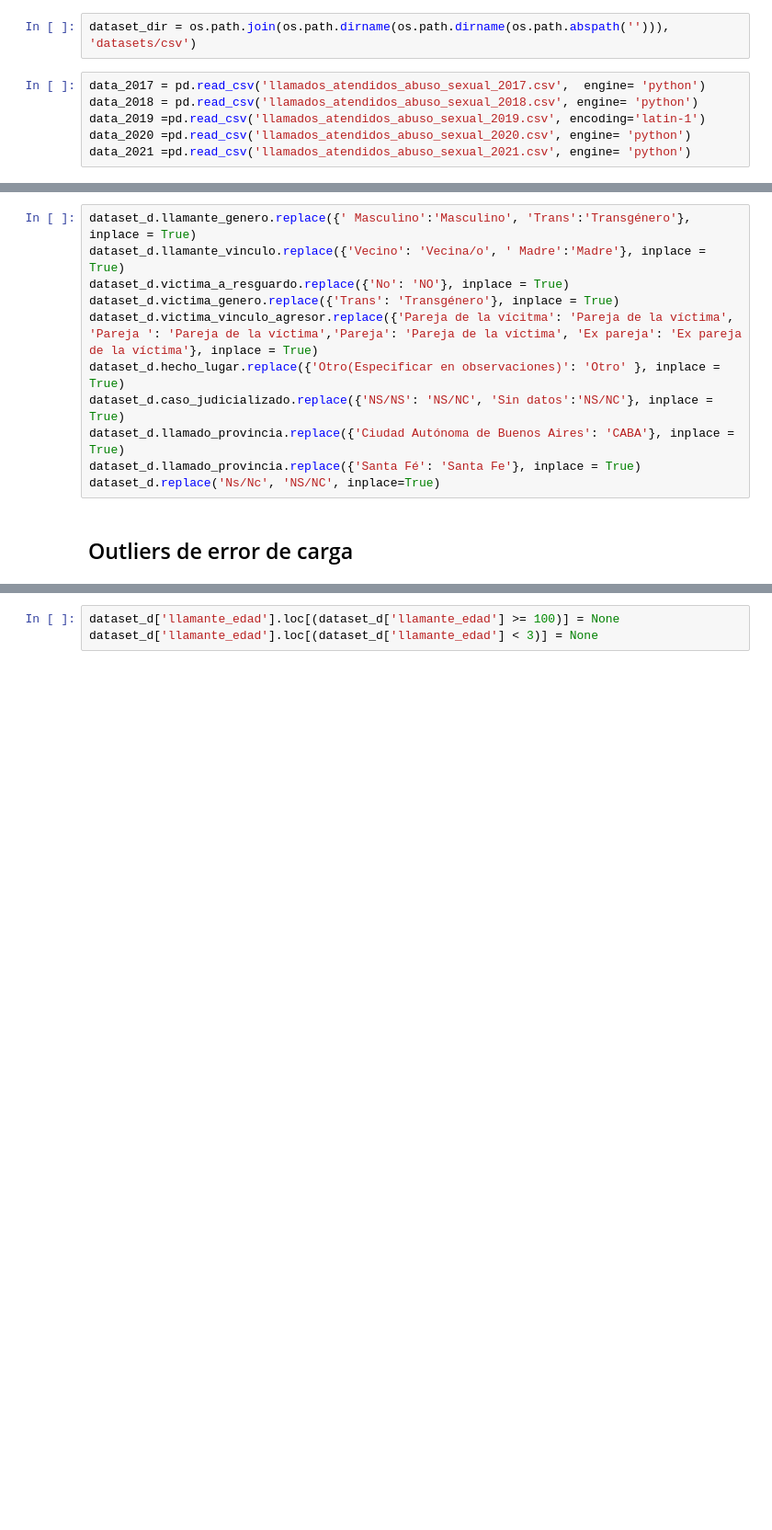
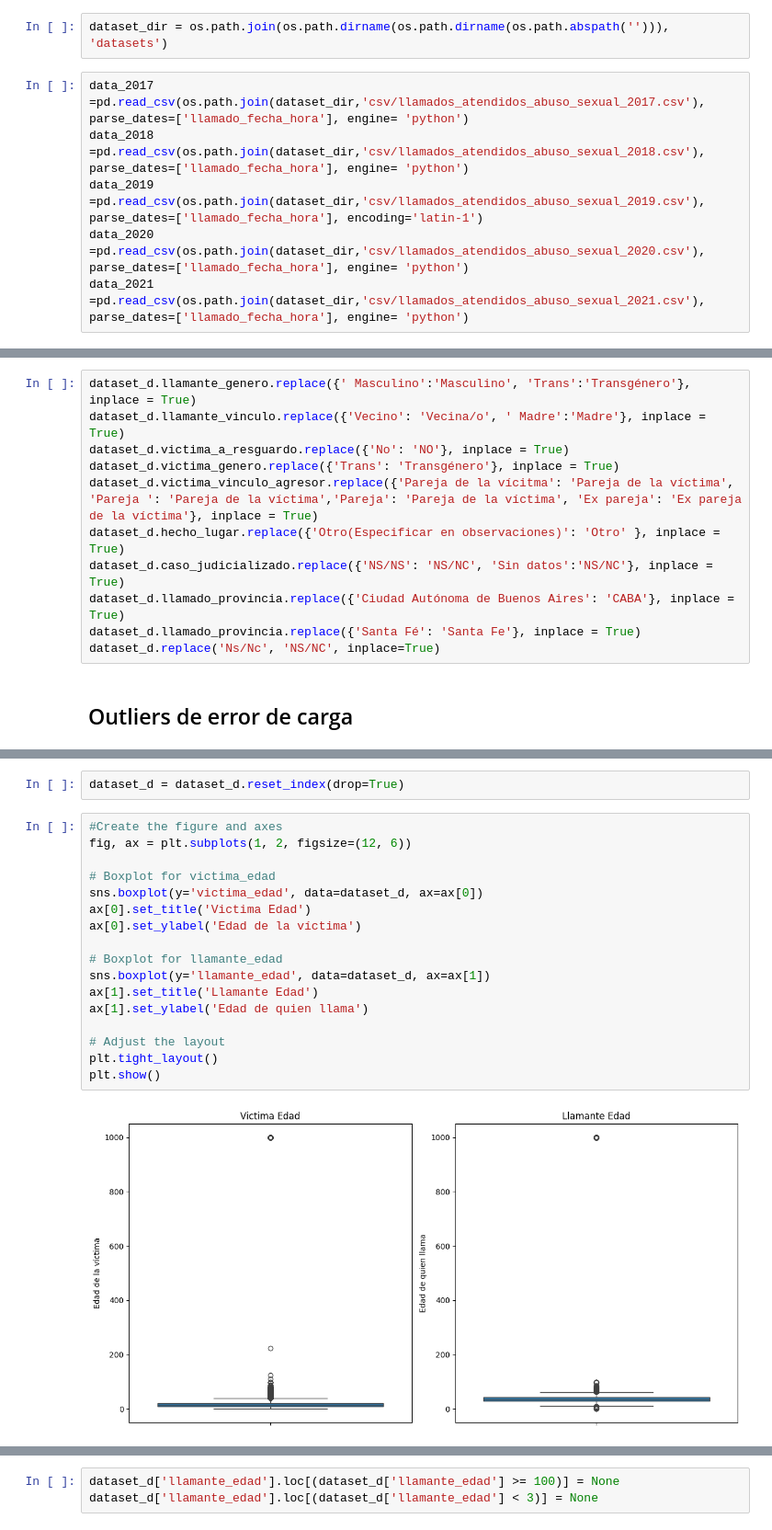
Before and after one commit to VicColombo/linea_137_llamados_vs, a Jupyter notebook: code/notebooks/normalizaciones_limpieza.ipynb, the cells around one changed output, grey strips where cells are left out. Shown at 92% size. Saved outputs shown, nothing was run; the diff lists cells and outputs as text; blank space fills up the shorter version.

```diff
--- a/code/notebooks/normalizaciones_limpieza.ipynb
+++ b/code/notebooks/normalizaciones_limpieza.ipynb
@@ -7,8 +8,8 @@ import os
 # %%
-dataset_dir = os.path.join(os.path.dirname(os.path.dirname(os.path.abspath(''))), 'datasets/csv')
+dataset_dir = os.path.join(os.path.dirname(os.path.dirname(os.path.abspath(''))), 'datasets')
 # %%
-data_2017 = pd.read_csv('llamados_atendidos_abuso_sexual_2017.csv',  engine= 'python')
-data_2018 = pd.read_csv('llamados_atendidos_abuso_sexual_2018.csv', engine= 'python')
-data_2019 =pd.read_csv('llamados_atendidos_abuso_sexual_2019.csv', encoding='latin-1')
-data_2020 =pd.read_csv('llamados_atendidos_abuso_sexual_2020.csv', engine= 'python')
-data_2021 =pd.read_csv('llamados_atendidos_abuso_sexual_2021.csv', engine= 'python')
+data_2017 =pd.read_csv(os.path.join(dataset_dir,'csv/llamados_atendidos_abuso_sexual_2017.csv'),  parse_dates=['llamado_fecha_hora'], engine= 'python')
+data_2018 =pd.read_csv(os.path.join(dataset_dir,'csv/llamados_atendidos_abuso_sexual_2018.csv'),  parse_dates=['llamado_fecha_hora'], engine= 'python')
+data_2019 =pd.read_csv(os.path.join(dataset_dir,'csv/llamados_atendidos_abuso_sexual_2019.csv'),  parse_dates=['llamado_fecha_hora'], encoding='latin-1')
+data_2020 =pd.read_csv(os.path.join(dataset_dir,'csv/llamados_atendidos_abuso_sexual_2020.csv'),  parse_dates=['llamado_fecha_hora'], engine= 'python')
+data_2021 =pd.read_csv(os.path.join(dataset_dir,'csv/llamados_atendidos_abuso_sexual_2021.csv'),  parse_dates=['llamado_fecha_hora'], engine= 'python')
@@ -305,0 +317,21 @@ dataset_d.replace('Ns/Nc', 'NS/NC', inplace=True)
+# %%
+dataset_d = dataset_d.reset_index(drop=True)
+# %%
+#Create the figure and axes
+fig, ax = plt.subplots(1, 2, figsize=(12, 6))
+
+# Boxplot for victima_edad
+sns.boxplot(y='victima_edad', data=dataset_d, ax=ax[0])
+ax[0].set_title('Victima Edad')
+ax[0].set_ylabel('Edad de la víctima')
+
+# Boxplot for llamante_edad
+sns.boxplot(y='llamante_edad', data=dataset_d, ax=ax[1])
+ax[1].set_title('Llamante Edad')
+ax[1].set_ylabel('Edad de quien llama')
+
+# Adjust the layout
+plt.tight_layout()
+plt.show()
+# %% [output]
+[figure, added]
```
Also changed, not shown: parts of 8 cells of this notebook, 7 other files.
